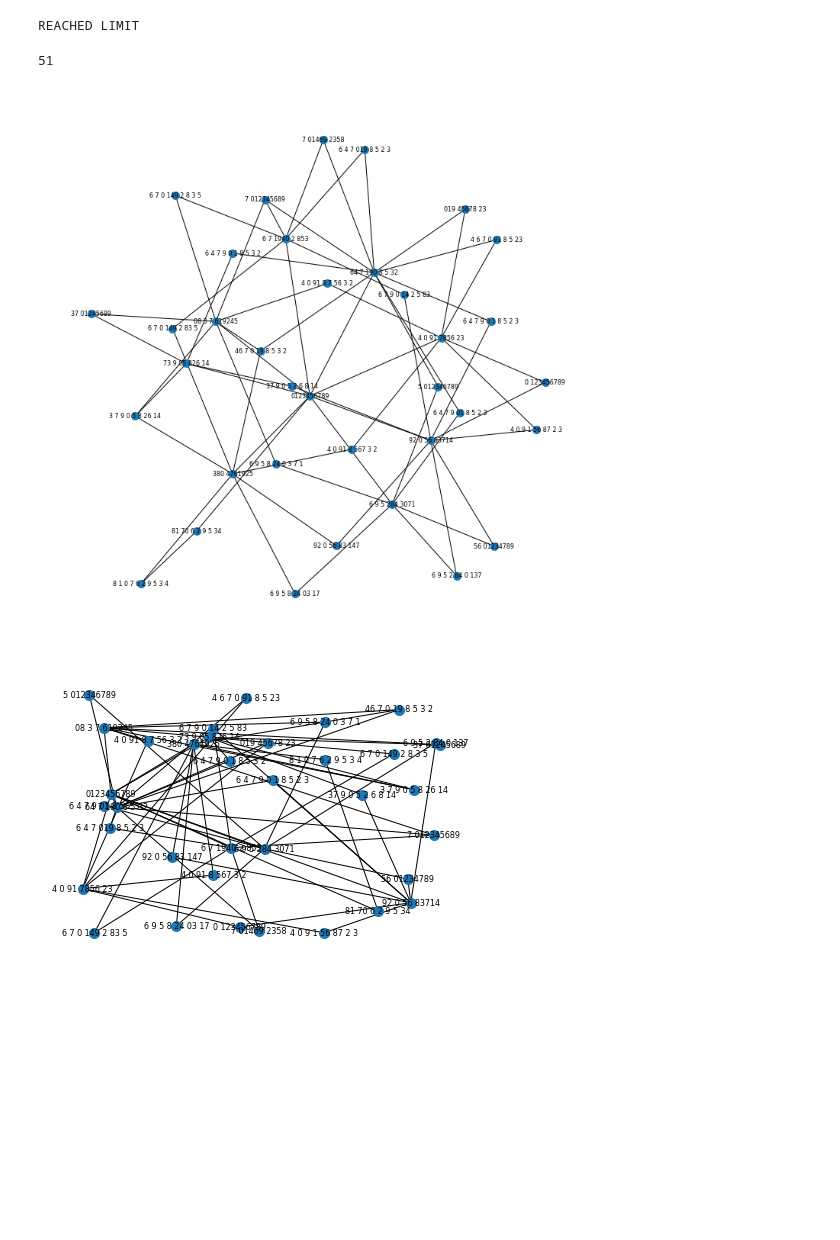
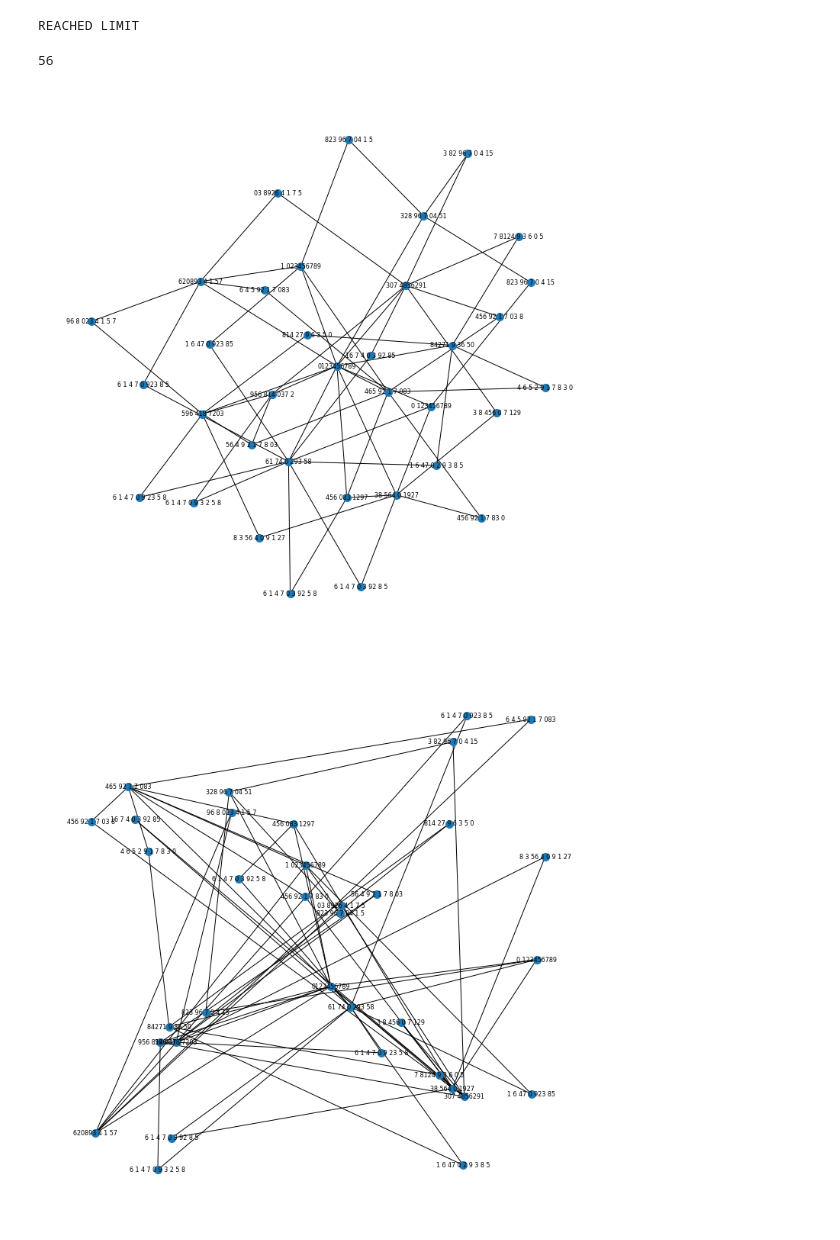
Before and after one commit to OculusMode/ILL, a Jupyter notebook: experimental/Subspaces_with_ILL.ipynb, the cells around one changed output. Drawn from its saved outputs; the diff is of its cells as text; code cells hidden in the pictures; blank space fills up the shorter version.

```diff
--- a/experimental/Subspaces_with_ILL.ipynb
+++ b/experimental/Subspaces_with_ILL.ipynb
@@ -224,6 +223,8 @@ class SubspacePartitionPoset:
                 join_part = SubspacePartition.join(P, part, all_basis)
                 meet_part = SubspacePartition.meet(P, part, all_basis)
                 if meet_part != P and meet_part != part:
+                    len_of_part = len(meet_part.subspaces)
+                    self.size2partns[len_of_part].append(meet_part)
                     self.part2parents[P].add(meet_part)
                     self.part2parents[part].add(meet_part)
                     self.part2children[meet_part].add(P)
@@ -232,6 +233,8 @@ class SubspacePartitionPoset:
                     self.partns.add(meet_part)
                     q.append(meet_part)
                 if join_part != P and join_part != part:
+                    len_of_part = len(join_part.subspaces)
+                    self.size2partns[len_of_part].append(join_part)
                     self.part2children[P].add(join_part)
                     self.part2children[part].add(join_part)
                     self.part2parents[join_part].add(P)
@@ -250,7 +253,7 @@ REACHED LIMIT
 # %%
 len(poset.partns)
 # %% [output]
-51
+56
 # %%
 """
 %#---------------------------------------------------
@@ -304,20 +307,24 @@ H = nx.relabel_nodes(Graph, mapper)
 # %%
 options = {
     # 'node_color': 'black',
     'node_size': 100,
     'font_size': 8
 }
 fig = plt.figure(1, figsize=(10, 10))
 nx.draw(H, with_labels=True, font_weight='normal', **options)
 plt.show()
+fig = plt.figure(1, figsize=(10, 10))
 nx.draw_random(H, with_labels=True, font_weight='normal', **options)
 plt.show()
+fig = plt.figure(1, figsize=(10, 10))
 nx.draw_circular(H, with_labels=True, font_weight='normal', **options)
 plt.show()
+fig = plt.figure(1, figsize=(10, 10))
 nx.draw_spectral(H, with_labels=True, font_weight='normal', **options)
 plt.show()
+fig = plt.figure(1, figsize=(10, 10))
 nx.draw_spring(H, with_labels=True, font_weight='normal', **options)
 plt.show()
 # %% [output]
-[figure, old version]
+[figure, new version]
-[figure, old version]
+[figure, new version]
```
Also changed, not shown: parts of 5 cells of this notebook.
